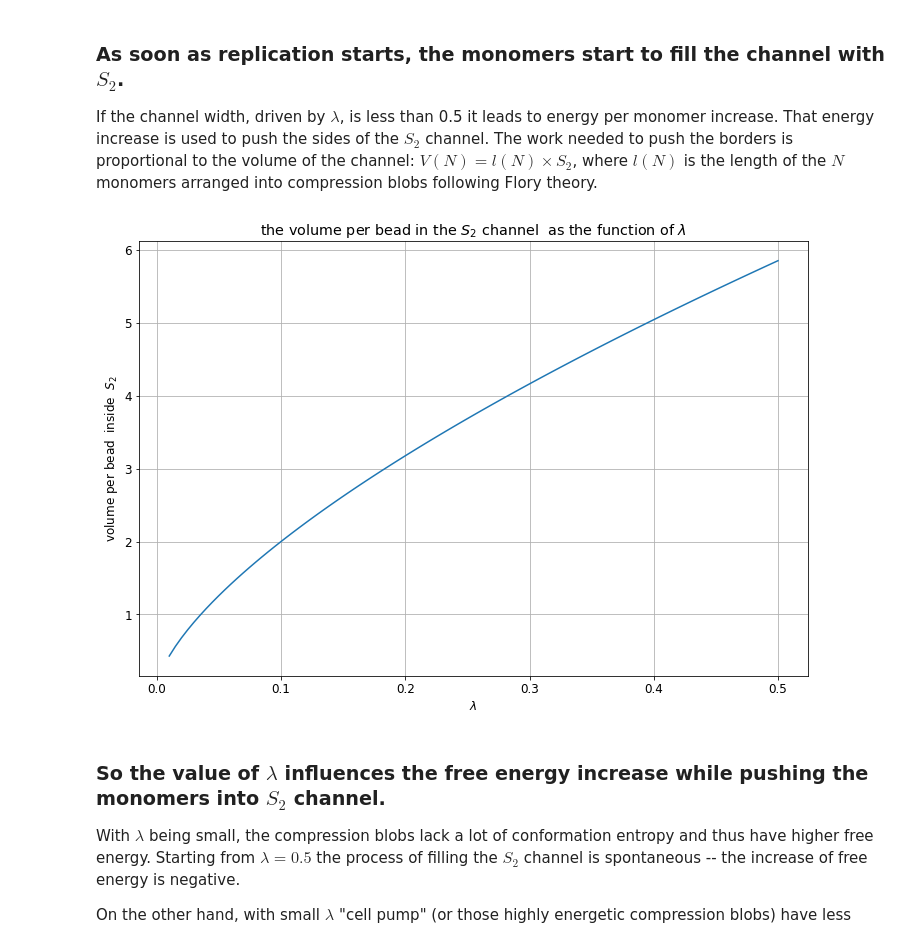
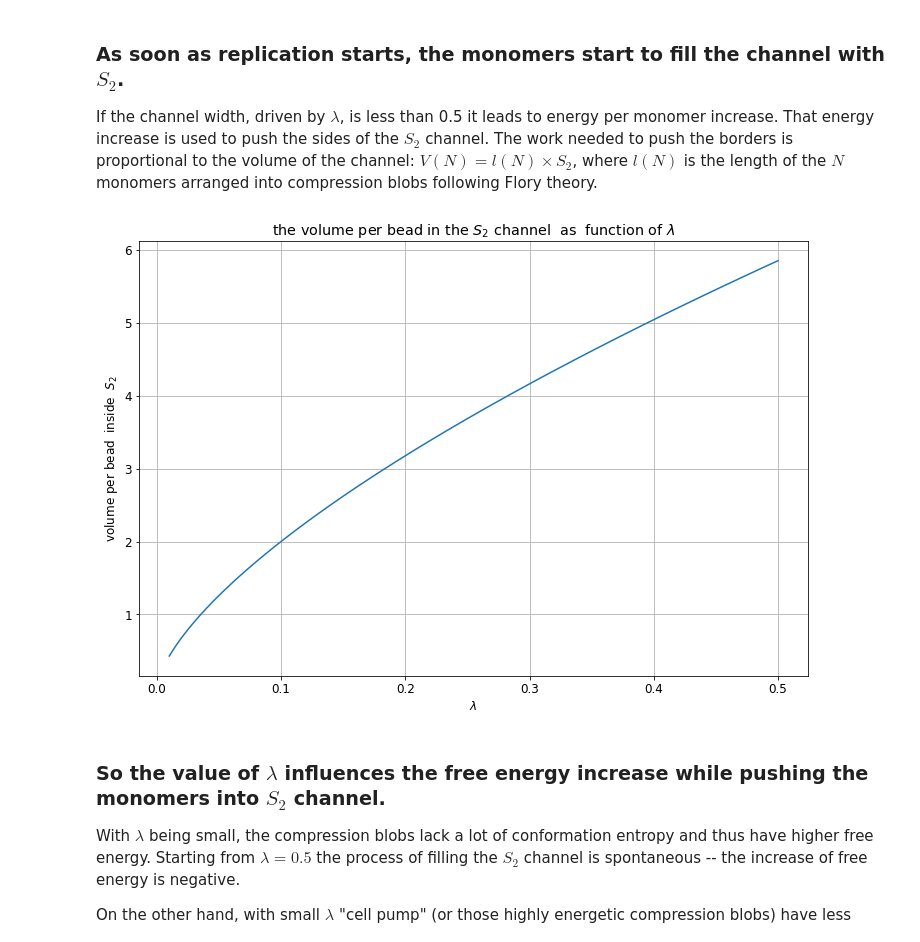
Before and after one commit to raalesir/segregation, a Jupyter notebook: tabulate.ipynb, the cells around one changed output. Saved outputs shown, nothing was run; the diff lists cells and outputs as text; code cells hidden in the pictures.

```diff
--- a/tabulate.ipynb
+++ b/tabulate.ipynb
@@ -444,12 +444,12 @@ for lambda_ in lambdas:
 # %%
 plt.figure(figsize=(12,8))
 plt.plot(lambdas_, vols)
-plt.title("the volume per bead in the $S_2$ channel  as the function of $\lambda$")
+plt.title("the volume per bead in the $S_2$ channel  as  function of $\lambda$")
 plt.xlabel("$\lambda$")
 plt.ylabel("volume per bead  inside  $S_2$")
 plt.grid()
 # %% [output]
-[figure, old version]
+[figure, new version]
 # %% [markdown]
 ### So the  value of $\lambda$  influences the free energy increase while pushing the monomers into $S_2$ channel.
 With $\lambda$ being small, the compression blobs lack a lot of conformation entropy and thus have higher free energy.
```
Also changed, not shown: parts of 19 cells of this notebook.
